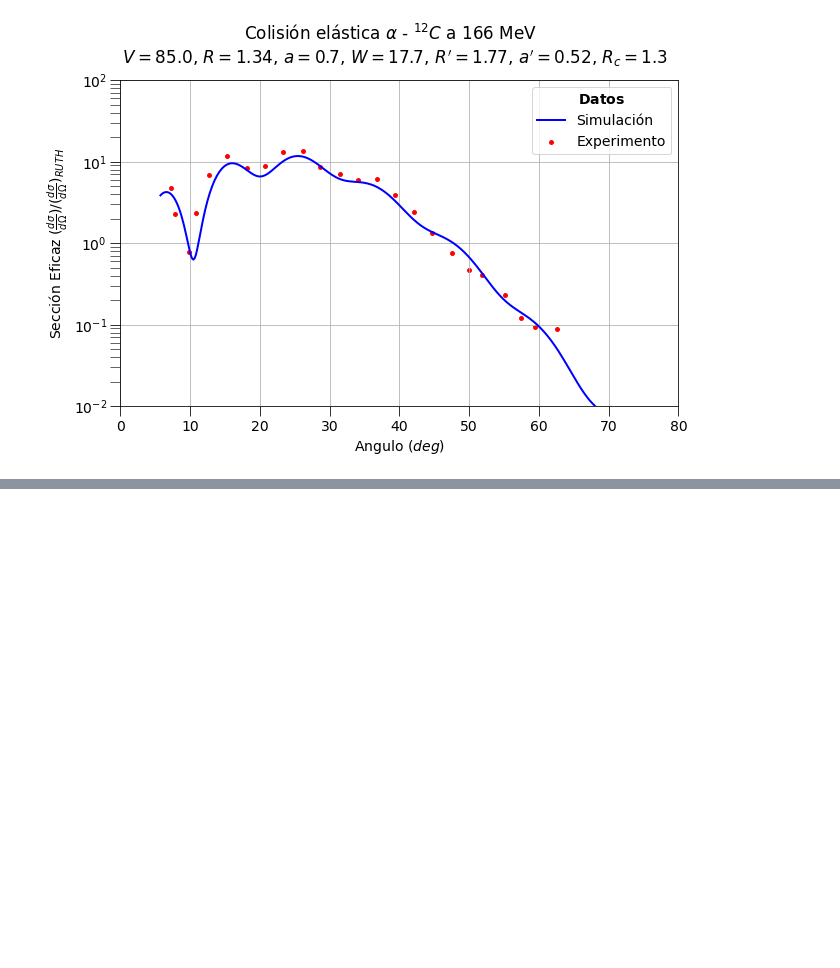
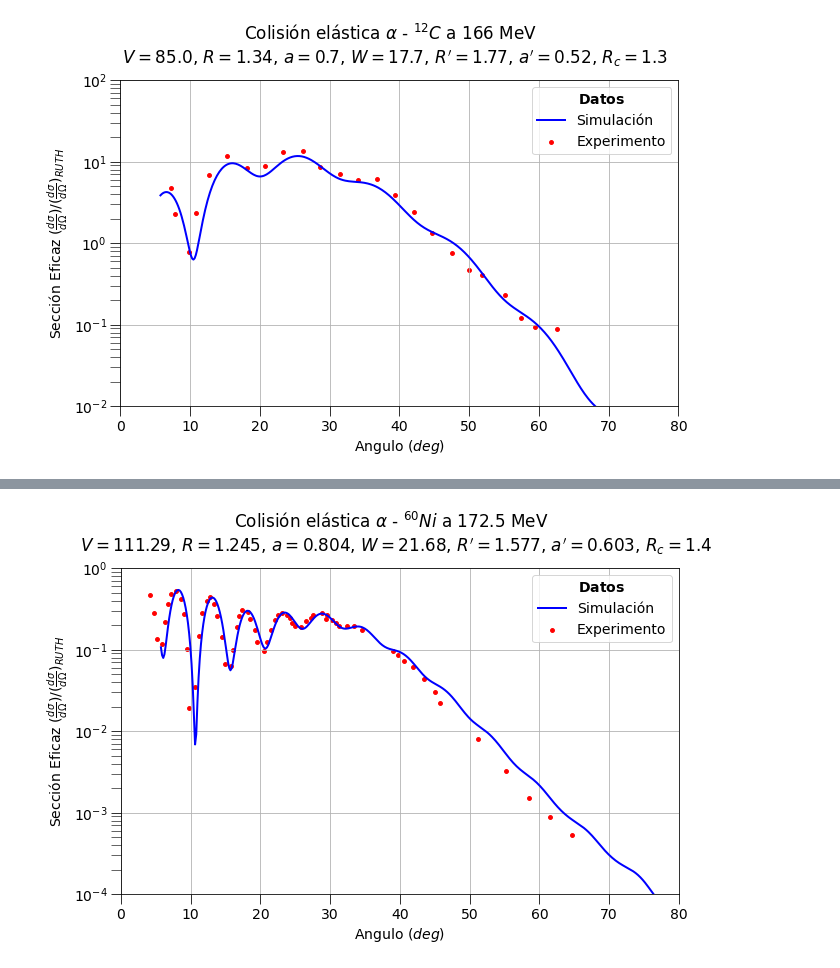
Before and after one commit to jsmojicaj/12C-alpha, a Jupyter notebook: Codigos/SeccionNuclear_alfa_12C.ipynb, the cells around one changed output, grey strips where cells are left out. Drawn from its saved outputs; the diff is of its cells as text; code cells hidden in the pictures; blank space fills up the shorter version.

```diff
--- a/Codigos/SeccionNuclear_alfa_12C.ipynb
+++ b/Codigos/SeccionNuclear_alfa_12C.ipynb
@@ -194,0 +210,5 @@ Function(Ab=58, Zb=28, Ap=4, Zp=2, E=172, parametros=[116.4, 1.245, 0.793, 20.52
+# %%
+Datos60Ni = np.loadtxt('./Datos/Datos60Ni.txt')[:,0:2]
+Function(Ab=60, Zb=28, Ap=4, Zp=2, E=172.5, parametros=[111.29, 1.245, 0.804, 21.68, 1.577, 0.603, 1.4], Datos=Datos60Ni, ylim=(0.0001,1), element='Ni')
+# %% [output]
+[figure, added]
```
Also changed, not shown: parts of 12 cells of this notebook, 14 other files.
